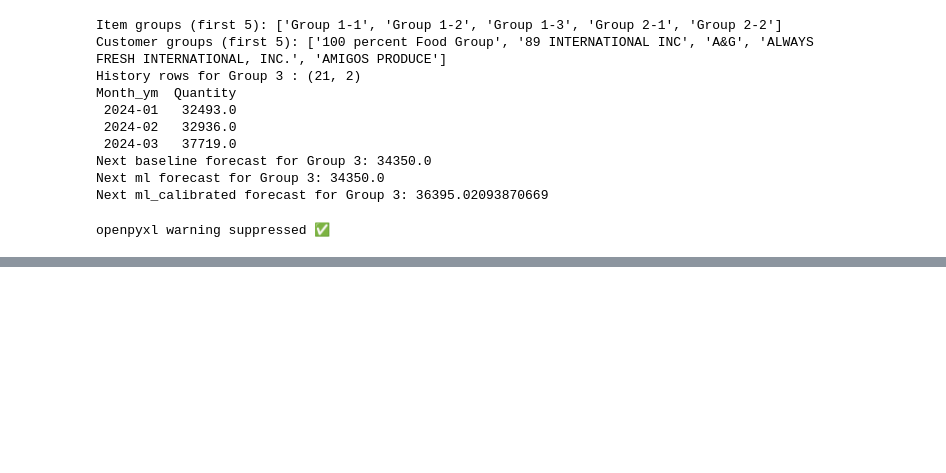
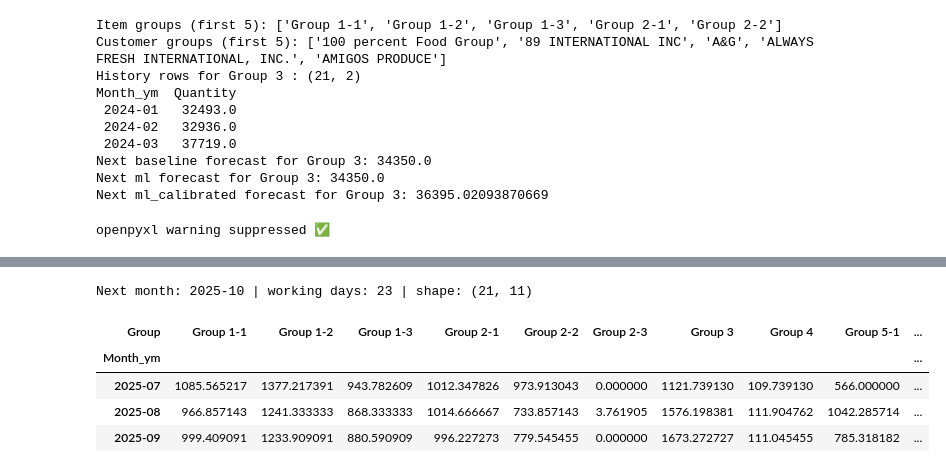
Before and after one commit to GarlandAI/Demand-Forecast, a Jupyter notebook: notebooks/Demand Forecasting Portal.ipynb, the cells around one changed output, grey strips where cells are left out. Saved outputs shown, nothing was run; the diff lists cells and outputs as text; code cells hidden in the pictures; blank space fills up the shorter version.

```diff
--- a/notebooks/Demand Forecasting Portal.ipynb
+++ b/notebooks/Demand Forecasting Portal.ipynb
@@ -2415,0 +2557,17 @@ openpyxl warning suppressed ✅
+# %%
+# Monthly totals + rates per series (Series if present, else Group)
+series_key = "Series" if "Series" in fact.columns else ("Group" if "Group" in fact.columns else None)
+if series_key is None:
+    raise KeyError("Neither 'Series' nor 'Group' found in fact columns.")
+
+monthly = (
+    fact.groupby(["Month_ym", series_key], as_index=False)[qty_col].sum()
+        .rename(columns={qty_col: "Quantity"})
+)
+monthly["Days"] = monthly["Month_ym"].map(wd_map)
+monthly["Rate"] = monthly["Quantity"] / monthly["Days"]
+
+print("Series key:", series_key,
+      "| rows:", len(monthly),
+      "| unique series:", monthly[series_key].nunique())
+monthly.head(8)
@@ -2415,0 +2585,26 @@ openpyxl warning suppressed ✅
+# %%
+# 1) Wide matrix of Rates (Months x Series)
+rate_wide = (
+    monthly.pivot(index="Month_ym", columns=series_key, values="Rate")
+           .fillna(0.0)
+)
+rate_wide = ensure_month_index(rate_wide)
+
+# 2) Next month after your last actual
+next_m = str(pd.Period(mx, "M") + 1)
+
+# 3) Working days for next month (use precomputed map or auto-compute if missing)
+if next_m in wd_map:
+    next_days = int(wd_map[next_m])
+else:
+    next_days = int(auto_working_days_from_range(next_m, next_m).iloc[0]["Days"])
+
+print("Next month:", next_m, "| working days:", next_days, "| shape:", rate_wide.shape)
+rate_wide.tail(3)
+# %% [output]
+Next month: 2025-10 | working days: 23 | shape: (21, 11)
+| Group | Group 1-1 | Group 1-2 | Group 1-3 | Group 2-1 | Group 2-2 | Group 2-3 | Group 3 | Group 4 | Group 5-1 | ... |
+| Month_ym |  |  |  |  |  |  |  |  |  | ... |
+| 2025-07 | 1085.565217 | 1377.217391 | 943.782609 | 1012.347826 | 973.913043 | 0.000000 | 1121.739130 | 109.739130 | 566.000000 | ... |
+| 2025-08 | 966.857143 | 1241.333333 | 868.333333 | 1014.666667 | 733.857143 | 3.761905 | 1576.198381 | 111.904762 | 1042.285714 | ... |
+| 2025-09 | 999.409091 | 1233.909091 | 880.590909 | 996.227273 | 779.545455 | 0.000000 | 1673.272727 | 111.045455 | 785.318182 | ... |
```
Also changed, not shown: parts of 24 cells of this notebook, 3 other files.
